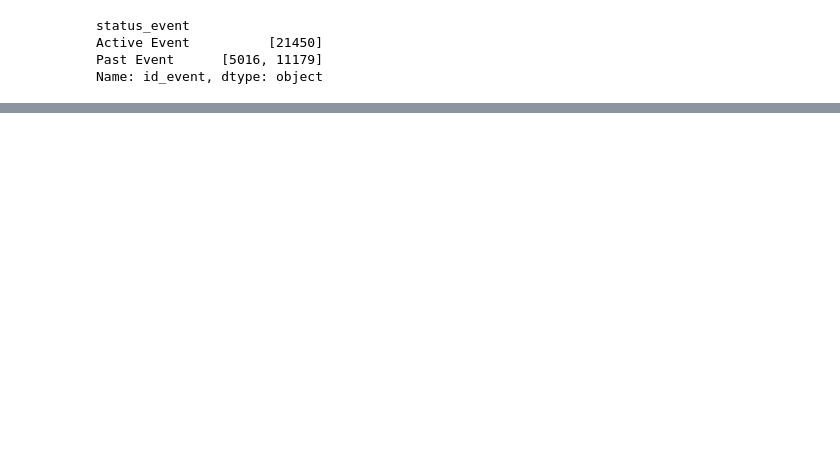
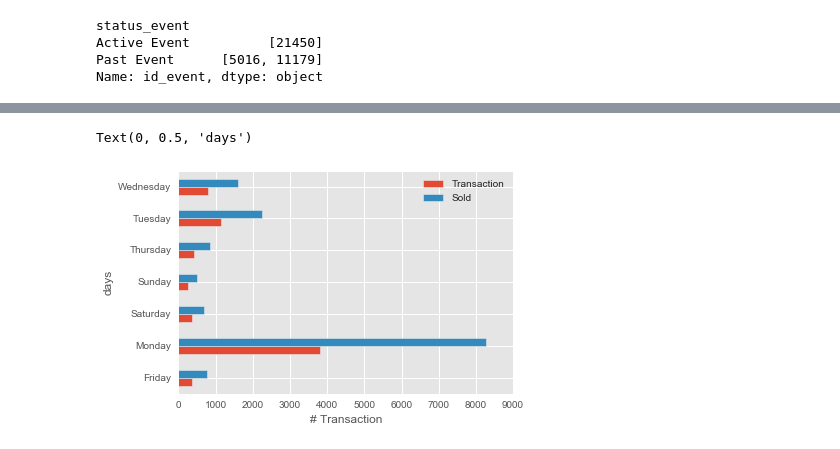
Before and after one commit to durrotun-nuzula/Tech-a-Break-Hands-On, a Jupyter notebook: Tech a Break Hands On.ipynb, the cells around one changed output, grey strips where cells are left out. Cells and saved outputs as stored; diff of their text form; code cells hidden in the pictures; blank space fills up the shorter version.

```diff
--- a/Tech a Break Hands On.ipynb
+++ b/Tech a Break Hands On.ipynb
@@ -81,0 +101,10 @@ Text(0, 0.5, 'Ratio')
+# %%
+event_C['invoice_day'] = pd.to_datetime(event_C['invoice_date']).dt.weekday
+# %%
+event_C['invoice_weeekday'] = event_C.invoice_day.replace({0: 'Monday',
+                                                           1: 'Tuesday',
+                                                           2: 'Wednesday',
+                                                           3: 'Thursday',
+                                                           4: 'Friday',
+                                                           5: 'Saturday',
+                                                           6: 'Sunday'})
@@ -81,0 +123,7 @@ Text(0, 0.5, 'Ratio')
+# %%
+event_C.groupby(['invoice_weeekday'])[['Transaction','Sold']].sum().plot.barh()
+plt.xlabel('# Transaction')
+plt.ylabel('days')
+# %% [output]
+Text(0, 0.5, 'days')
+[figure, added]
```
Also changed, not shown: parts of 19 cells of this notebook, 1 other file.
